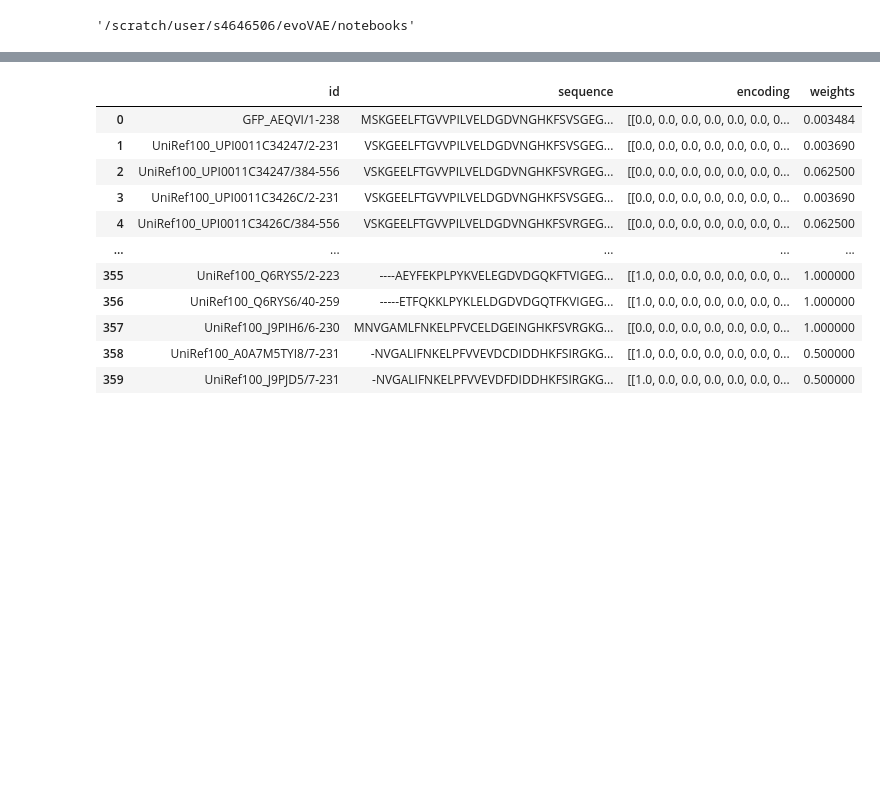
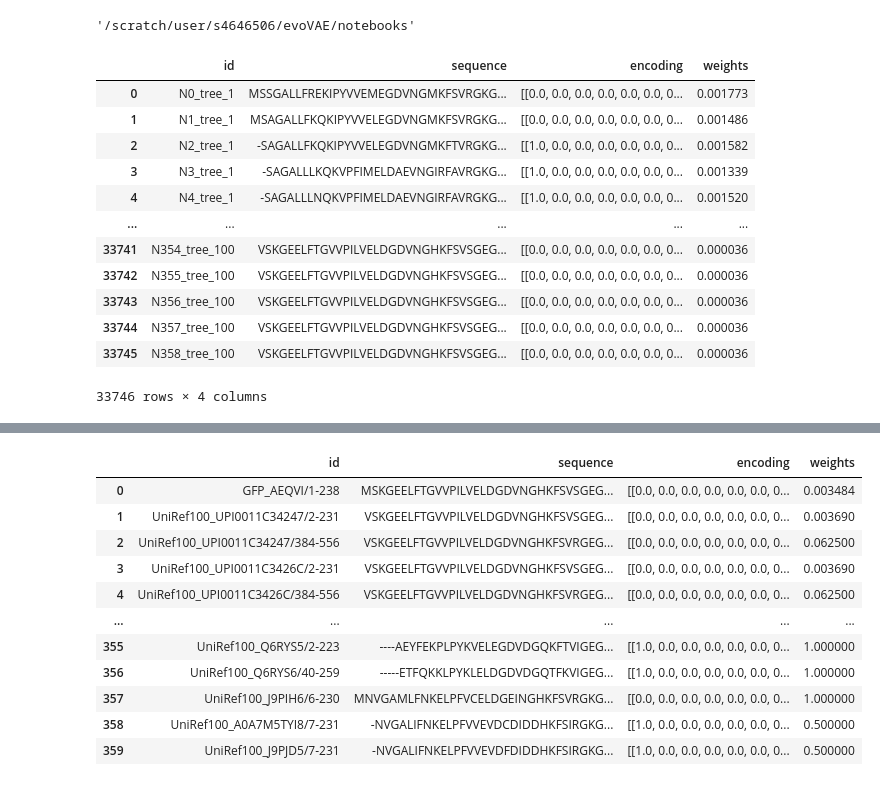
Before and after one commit to SebPorras/MAP_VAE, a Jupyter notebook: notebooks/sampling_ancestors.ipynb, the cells around one changed output, grey strips where cells are left out. Drawn from its saved outputs; the diff is of its cells as text; code cells hidden in the pictures; blank space fills up the shorter version.

```diff
--- a/notebooks/sampling_ancestors.ipynb
+++ b/notebooks/sampling_ancestors.ipynb
@@ -8,5 +8,20 @@ os.getcwd()
 # %% [output]
 '/scratch/user/s4646506/evoVAE/notebooks'
 # %%
-ancestors = pd.read_pickle("../data/GFP_AEQVI_full_04-29-2022_b08_ancestors_no_syn.pkl")
-ancestors = ancestors.drop(columns=['encodings'])
+ancestors = pd.read_pickle("../data/gfp/GFP_AEQVI_full_04-29-2022_b08_ancestors_no_syn.pkl")
+#ancestors = ancestors.drop(columns=['encoding'])
+ancestors
+# %% [output]
+|  | id | sequence | encoding | weights |
+| 0 | N0_tree_1 | MSSGALLFREKIPYVVEMEGDVNGMKFSVRGKG... | [[0.0, 0.0, 0.0, 0.0, 0.0, 0.0, 0... | 0.001773 |
+| 1 | N1_tree_1 | MSAGALLFKQKIPYVVELEGDVNGMKFSVRGKG... | [[0.0, 0.0, 0.0, 0.0, 0.0, 0.0, 0... | 0.001486 |
+| 2 | N2_tree_1 | -SAGALLFKQKIPYVVELEGDVNGMKFTVRGKG... | [[1.0, 0.0, 0.0, 0.0, 0.0, 0.0, 0... | 0.001582 |
+| 3 | N3_tree_1 | -SAGALLLKQKVPFIMELDAEVNGIRFAVRGKG... | [[1.0, 0.0, 0.0, 0.0, 0.0, 0.0, 0... | 0.001339 |
+| 4 | N4_tree_1 | -SAGALLLNQKVPFIMELDAEVNGIRFAVRGKG... | [[1.0, 0.0, 0.0, 0.0, 0.0, 0.0, 0... | 0.001520 |
+| ... | ... | ... | ... | ... |
+| 33741 | N354_tree_100 | VSKGEELFTGVVPILVELDGDVNGHKFSVSGEG... | [[0.0, 0.0, 0.0, 0.0, 0.0, 0.0, 0... | 0.000036 |
+| 33742 | N355_tree_100 | VSKGEELFTGVVPILVELDGDVNGHKFSVSGEG... | [[0.0, 0.0, 0.0, 0.0, 0.0, 0.0, 0... | 0.000036 |
+| 33743 | N356_tree_100 | VSKGEELFTGVVPILVELDGDVNGHKFSVSGEG... | [[0.0, 0.0, 0.0, 0.0, 0.0, 0.0, 0... | 0.000036 |
+| 33744 | N357_tree_100 | VSKGEELFTGVVPILVELDGDVNGHKFSVSGEG... | [[0.0, 0.0, 0.0, 0.0, 0.0, 0.0, 0... | 0.000036 |
+| 33745 | N358_tree_100 | VSKGEELFTGVVPILVELDGDVNGHKFSVSGEG... | [[0.0, 0.0, 0.0, 0.0, 0.0, 0.0, 0... | 0.000036 |
+33746 rows × 4 columns
```
Also changed, not shown: parts of 3 cells of this notebook, 47 other files.
